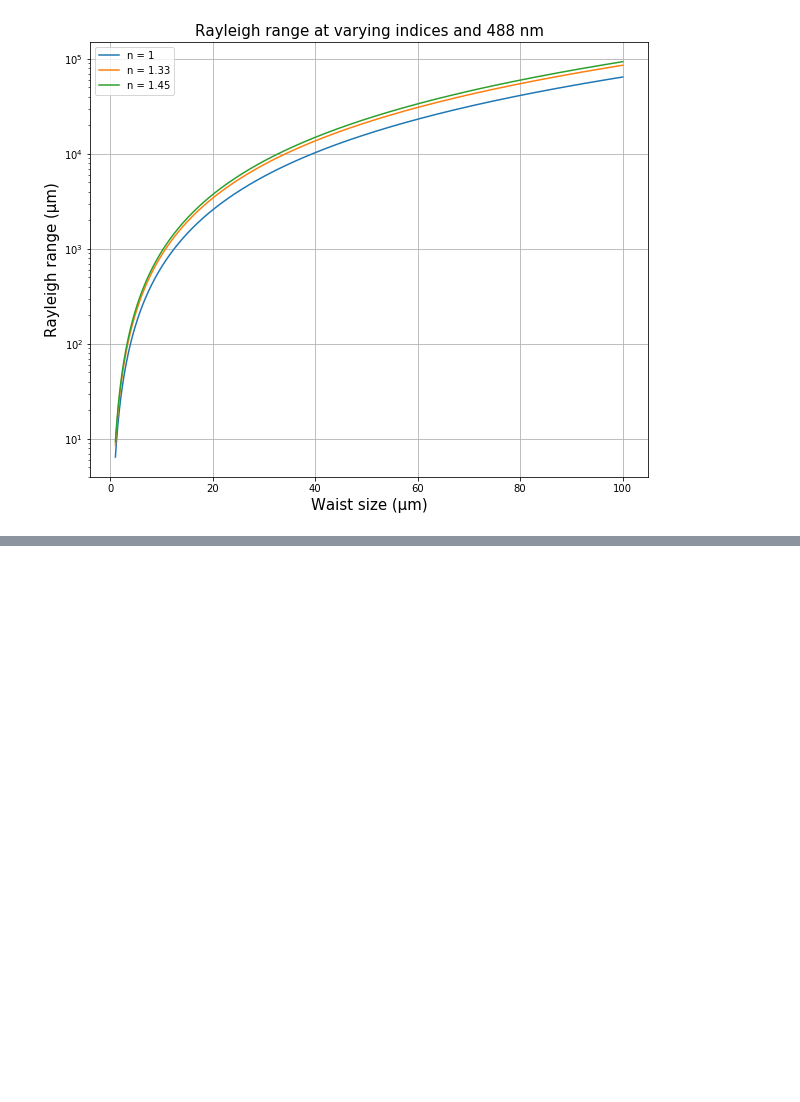
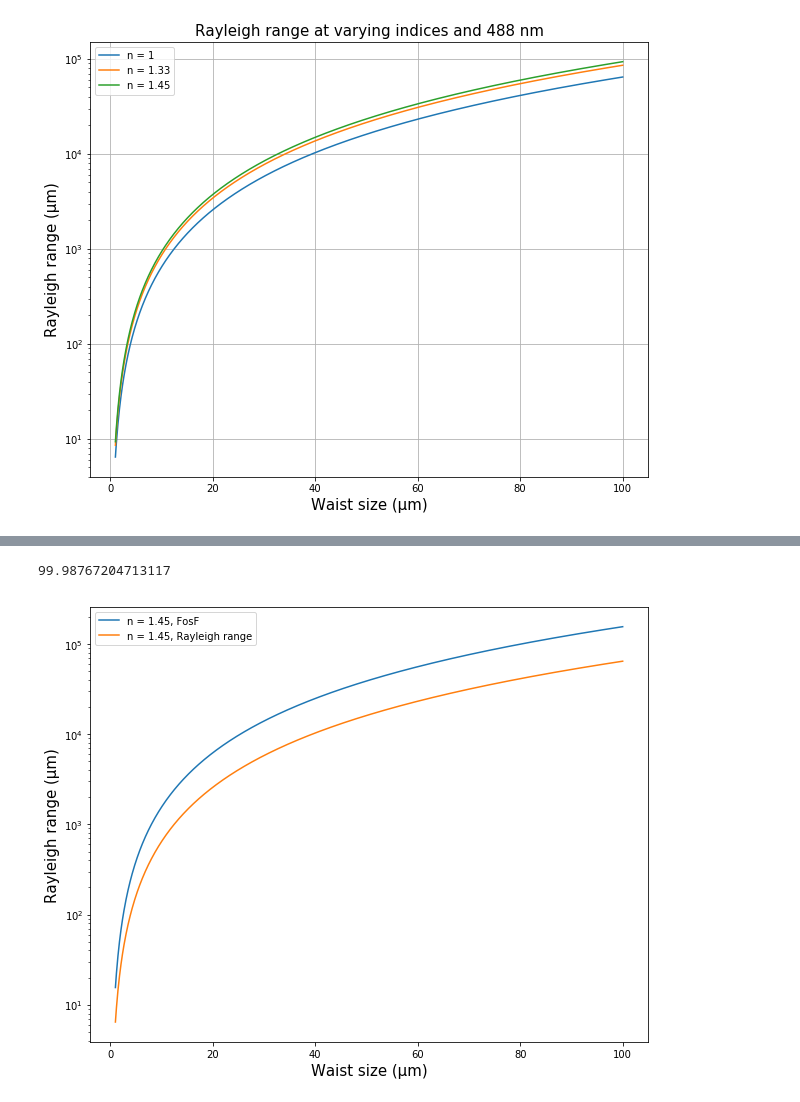
Before and after one commit to ffvoigt/optics-notebooks, a Jupyter notebook: light-sheet-thickness/Rayleigh-Range Estimator for Lightsheet Microscopes.ipynb, the cells around one changed output, grey strips where cells are left out. Cells and saved outputs as stored; diff of their text form; code cells hidden in the pictures; blank space fills up the shorter version.

Commit message:
updated lightsheet notebook with Leischner 2009 equation

```diff
--- a/light-sheet-thickness/Rayleigh-Range Estimator for Lightsheet Microscopes.ipynb
+++ b/light-sheet-thickness/Rayleigh-Range Estimator for Lightsheet Microscopes.ipynb
@@ -114,0 +131,31 @@ ax.yaxis.label.set_size(15)
+# %%
+def fosf(index, wavelength, delta_x):
+    return np.divide(index*7.58*np.power(delta_x,2),wavelength)
+# %%
+fosf(1.45, 0.488, 2.107)
+# %% [output]
+99.98767204713117
+# %%
+fig = plt.figure()
+
+#titlestring =  'Rayleigh range vs. Leischner FoSF estimation'
+
+
+#plt.title(titlestring,fontsize=15)
+#plt.grid(True)
+
+fig.set_size_inches(10, 8)
+ax = fig.add_subplot(111)
+
+ax.plot(omega0, fosf(1.0,0.488,omega0), label='n = 1.45, FosF')
+ax.plot(omega0, rayleigh_range(1.0,0.488,omega0), label='n = 1.45, Rayleigh range')
+
+legend = ax.legend()
+ax.set_yscale('log')
+#ax.set_xscale('log')
+ax.set_xlabel('Waist size (µm)')
+ax.set_ylabel('Rayleigh range (µm)')
+ax.xaxis.label.set_size(15)
+ax.yaxis.label.set_size(15)
+# %% [output]
+[figure, added]
```
Also changed, not shown: parts of 1 cell of this notebook.
